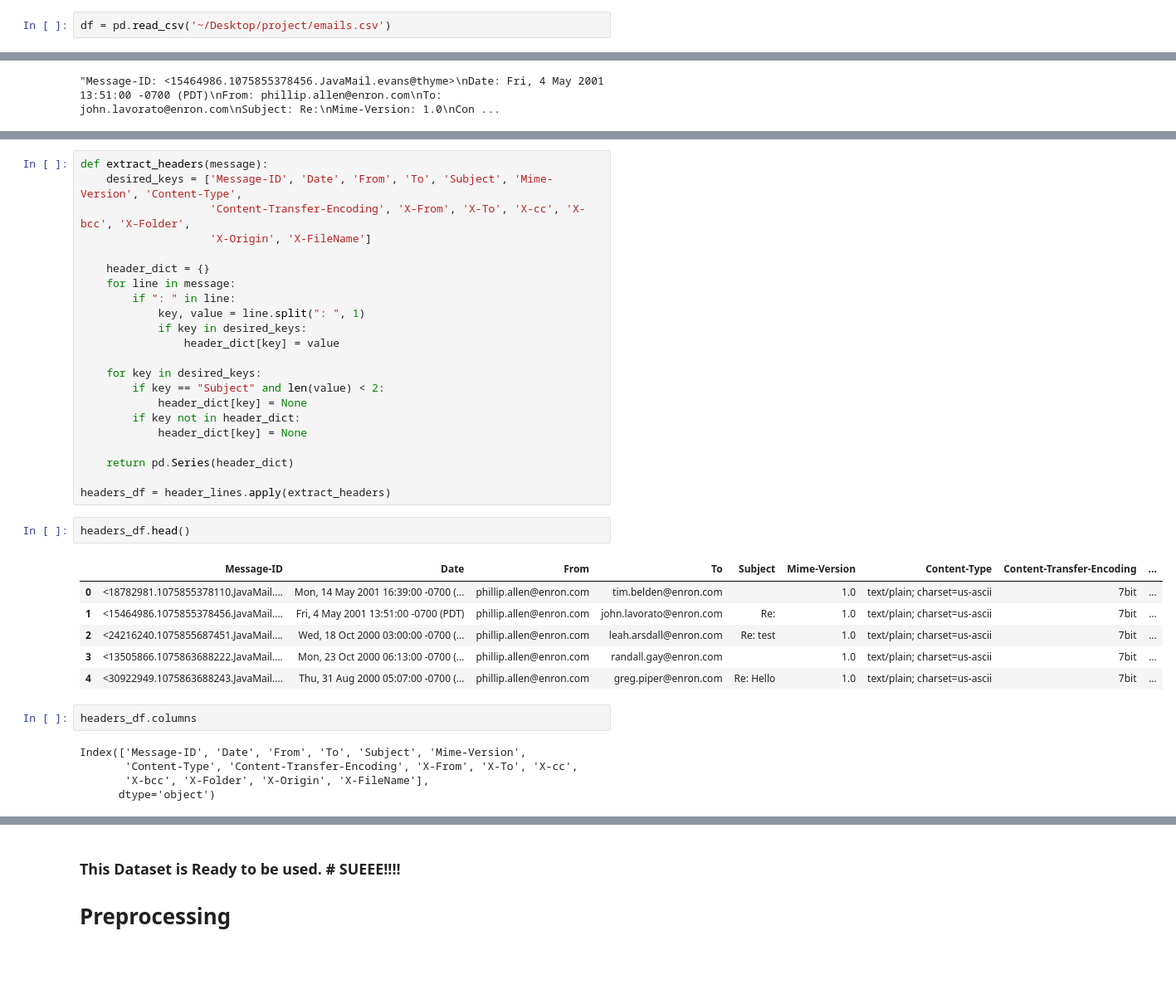
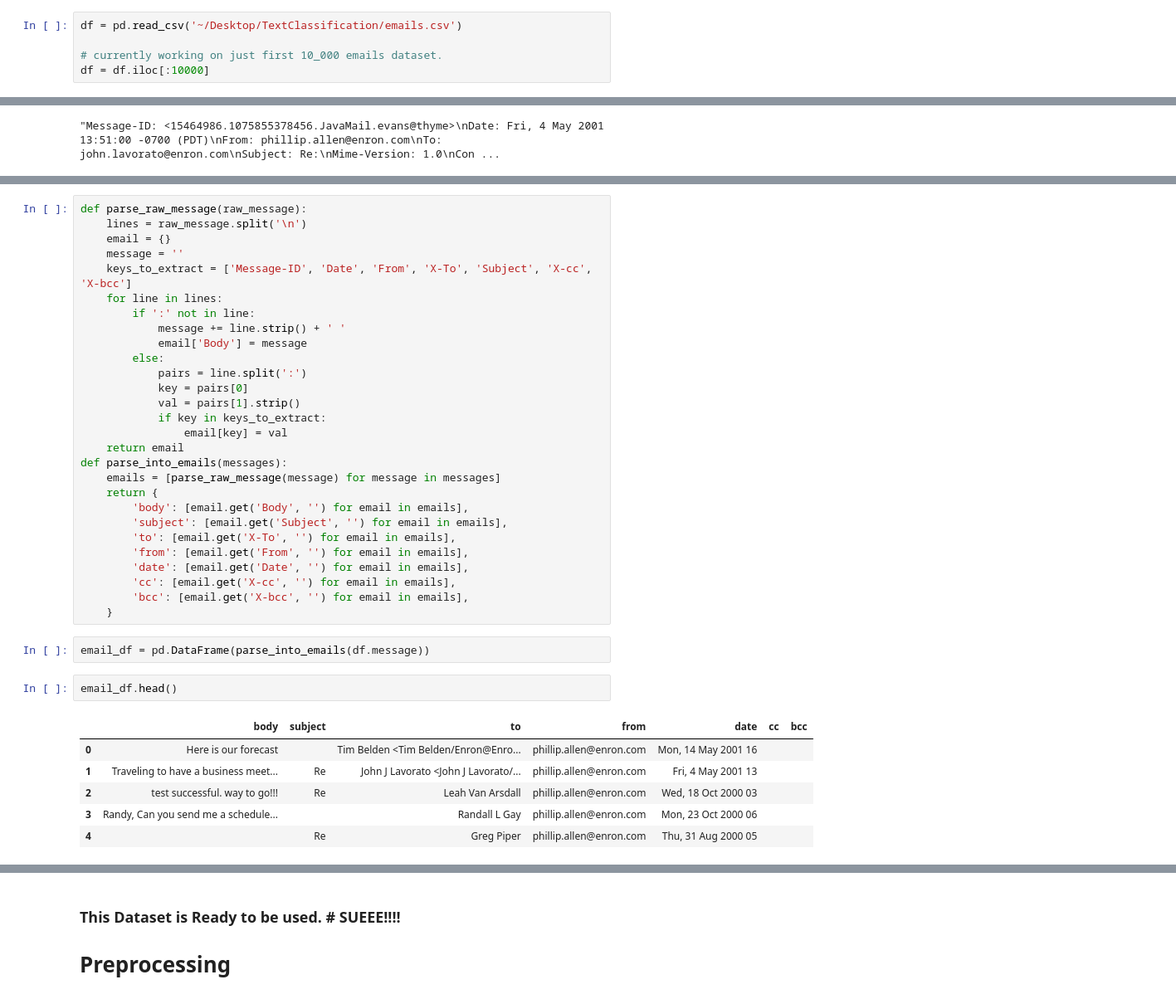
Before and after one commit to VINAAAYYY/TextClassification, a Jupyter notebook: EmailClassification.ipynb, the cells around one changed output, grey strips where cells are left out. Shown at 83% size. Saved outputs shown, nothing was run; the diff lists cells and outputs as text; blank space fills up the shorter version.

```diff
--- a/EmailClassification.ipynb
+++ b/EmailClassification.ipynb
@@ -17,7 +18,10 @@ import numpy as np
 # %% [markdown]
 # Read CSV
 # %%
-df = pd.read_csv('~/Desktop/project/emails.csv')
+df = pd.read_csv('~/Desktop/TextClassification/emails.csv')
+
+# currently working on just first 10_000 emails dataset.
+df = df.iloc[:10000]
 # %%
 df.head()
 # %% [output]
@@ -97,38 +40,39 @@ header_lines[0]
-# %%
-def extract_headers(message):
-    desired_keys = ['Message-ID', 'Date', 'From', 'To', 'Subject', 'Mime-Version', 'Content-Type',
-                    'Content-Transfer-Encoding', 'X-From', 'X-To', 'X-cc', 'X-bcc', 'X-Folder',
-                    'X-Origin', 'X-FileName']
-
-    header_dict = {}
-    for line in message:
-        if ": " in line:
-            key, value = line.split(": ", 1)
-            if key in desired_keys:
-                header_dict[key] = value
-
-    for key in desired_keys:
-        if key == "Subject" and len(value) < 2:
-            header_dict[key] = None
-        if key not in header_dict:
-            header_dict[key] = None
-
-    return pd.Series(header_dict)
-
-headers_df = header_lines.apply(extract_headers)
+# %%
+def parse_raw_message(raw_message):
+    lines = raw_message.split('\n')
+    email = {}
+    message = ''
+    keys_to_extract = ['Message-ID', 'Date', 'From', 'X-To', 'Subject', 'X-cc', 'X-bcc']
+    for line in lines:
+        if ':' not in line:
+            message += line.strip() + ' '
+            email['Body'] = message
+        else:
+            pairs = line.split(':')
+            key = pairs[0]
+            val = pairs[1].strip()
+            if key in keys_to_extract:
+                email[key] = val
+    return email
+def parse_into_emails(messages):
+    emails = [parse_raw_message(message) for message in messages]
+    return {
+        'body': [email.get('Body', '') for email in emails],
+        'subject': [email.get('Subject', '') for email in emails],
+        'to': [email.get('X-To', '') for email in emails],
+        'from': [email.get('From', '') for email in emails],
+        'date': [email.get('Date', '') for email in emails],
+        'cc': [email.get('X-cc', '') for email in emails],
+        'bcc': [email.get('X-bcc', '') for email in emails],
+    }
+# %%
+email_df = pd.DataFrame(parse_into_emails(df.message))
 # %%
-headers_df.head()
+email_df.head()
 # %% [output]
-|  | Message-ID | Date | From | To | Subject | Mime-Version | Content-Type | Content-Transfer-Encoding | ... |
-| 0 | <18782981.1075855378110.JavaMail.... | Mon, 14 May 2001 16:39:00 -0700 (... | phillip.allen@enron.com | tim.belden@enron.com |  | 1.0 | text/plain; charset=us-ascii | 7bit | ... |
-| 1 | <15464986.1075855378456.JavaMail.... | Fri, 4 May 2001 13:51:00 -0700 (PDT) | phillip.allen@enron.com | john.lavorato@enron.com | Re: | 1.0 | text/plain; charset=us-ascii | 7bit | ... |
-| 2 | <24216240.1075855687451.JavaMail.... | Wed, 18 Oct 2000 03:00:00 -0700 (... | phillip.allen@enron.com | leah.arsdall@enron.com | Re: test | 1.0 | text/plain; charset=us-ascii | 7bit | ... |
-| 3 | <13505866.1075863688222.JavaMail.... | Mon, 23 Oct 2000 06:13:00 -0700 (... | phillip.allen@enron.com | randall.gay@enron.com |  | 1.0 | text/plain; charset=us-ascii | 7bit | ... |
-| 4 | <30922949.1075863688243.JavaMail.... | Thu, 31 Aug 2000 05:07:00 -0700 (... | phillip.allen@enron.com | greg.piper@enron.com | Re: Hello | 1.0 | text/plain; charset=us-ascii | 7bit | ... |
+|  | body | subject | to | from | date | cc | bcc |
+| 0 | Here is our forecast |  | Tim Belden <Tim Belden/Enron@Enro... | phillip.allen@enron.com | Mon, 14 May 2001 16 |  |  |
+| 1 | Traveling to have a business meet... | Re | John J Lavorato <John J Lavorato/... | phillip.allen@enron.com | Fri, 4 May 2001 13 |  |  |
+| 2 | test successful. way to go!!! | Re | Leah Van Arsdall | phillip.allen@enron.com | Wed, 18 Oct 2000 03 |  |  |
+| 3 | Randy, Can you send me a schedule... |  | Randall L Gay | phillip.allen@enron.com | Mon, 23 Oct 2000 06 |  |  |
+| 4 |  | Re | Greg Piper | phillip.allen@enron.com | Thu, 31 Aug 2000 05 |  |  |
-# %%
-headers_df.columns
-# %% [output]
-Index(['Message-ID', 'Date', 'From', 'To', 'Subject', 'Mime-Version',
-       'Content-Type', 'Content-Transfer-Encoding', 'X-From', 'X-To', 'X-cc',
-       'X-bcc', 'X-Folder', 'X-Origin', 'X-FileName'],
-      dtype='object')
```
Also changed, not shown: parts of 49 cells of this notebook.
